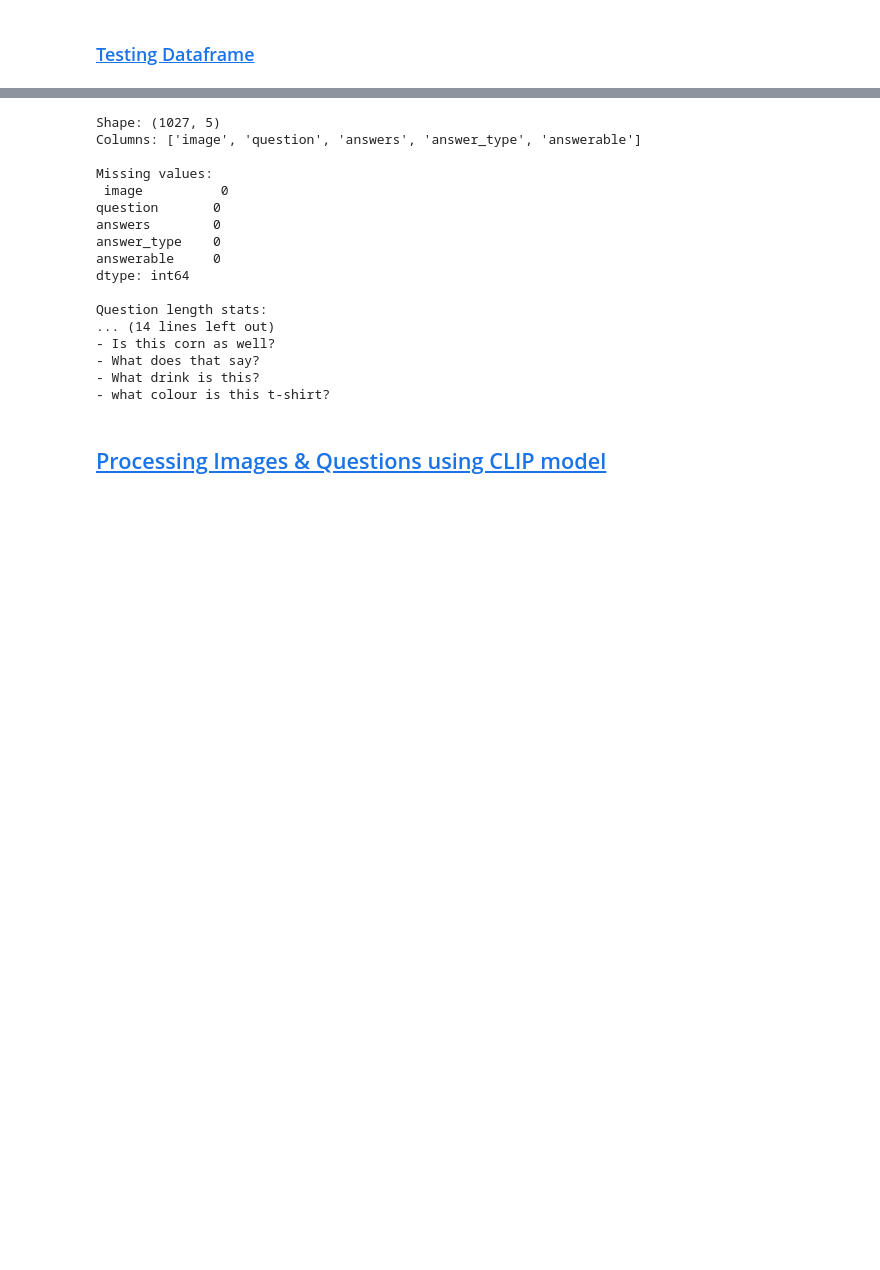
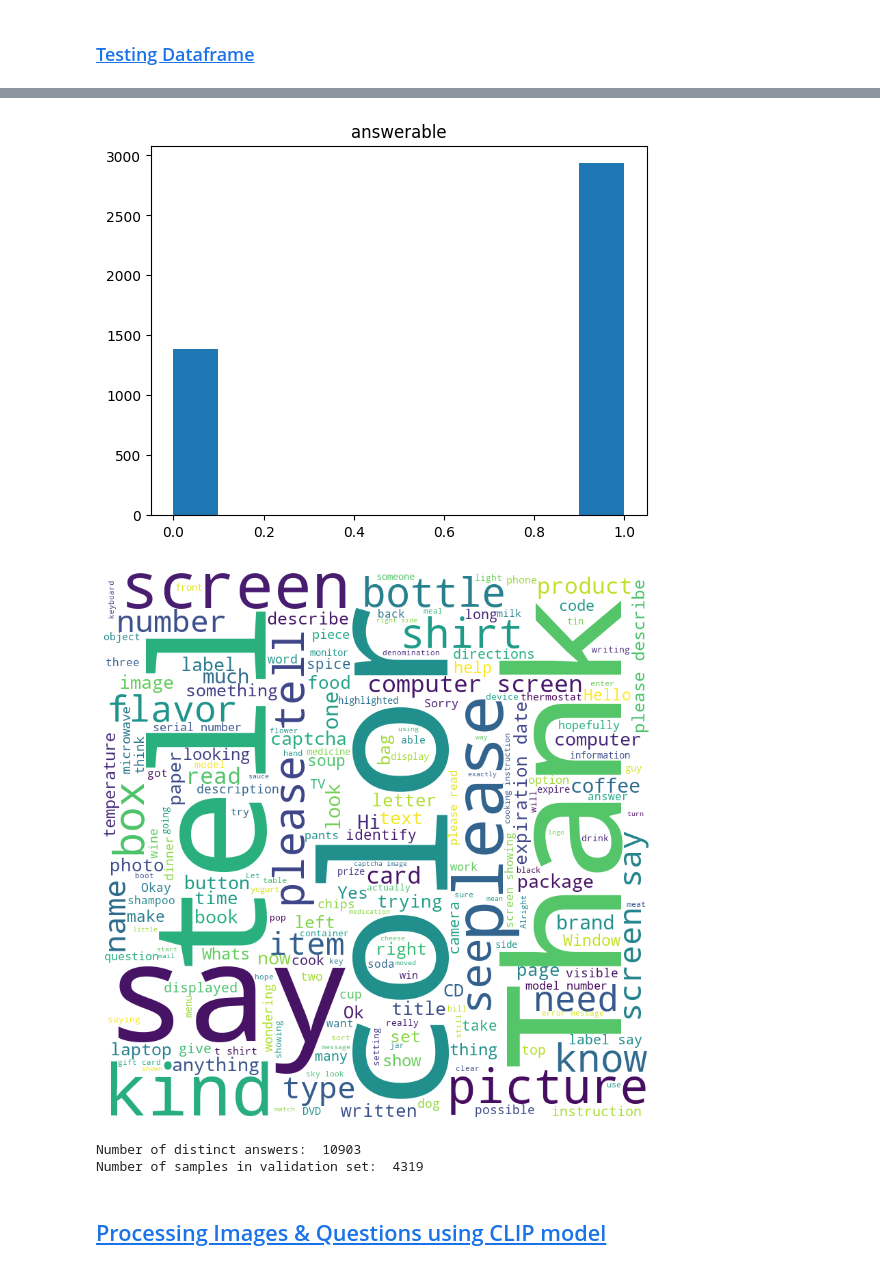
Before and after one commit to TrucThanhHoang/IMAGE-QUESTION-ANSWERING-WITH-YES-NO-QUESTIONS-USING-CLIP-MODEL, a Jupyter notebook: EDA_VizWiz.ipynb, the cells around one changed output, grey strips where cells are left out. Saved outputs shown, nothing was run; the diff lists cells and outputs as text; code cells hidden in the pictures; blank space fills up the shorter version.

```diff
--- a/EDA_VizWiz.ipynb
+++ b/EDA_VizWiz.ipynb
@@ -347,20 +347,7 @@ Number of samples in validation set:  4319
 # %% [markdown]
 ### <a id='toc1_6_3_'></a>[Testing Dataframe](#toc0_)
 # %%
-def eda_test_df(df):
-    print("Shape:", df.shape)
-    print("Columns:", df.columns.tolist())
-    print("\nMissing values:\n", df.isnull().sum())
-
-    print("\nQuestion length stats:")
-    df['question_length'] = df['question'].apply(lambda x: len(str(x)))
-    df['question_word_count'] = df['question'].apply(lambda x: len(str(x).split()))
-    print(df[['question_length','question_word_count']].describe())
-
-    print("\nUnique images:", df['image'].nunique())
-    print("\nSample questions:")
-    for q in df['question'].sample(5, random_state=42).values:
-        print("-", q)
-
-eda_test_df(test_df)
+explore_dataframe(validation_df)
+print("Number of distinct answers: ", get_number_of_distinct_answers(validation_df))
+print("Number of samples in validation set: ", len(validation_df))
 # %% [output]
@@ -367,20 +356,7 @@ eda_test_df(test_df)
+[figure, added]
+[figure, added]
-Shape: (1027, 5)
-Columns: ['image', 'question', 'answers', 'answer_type', 'answerable']
-
-Missing values:
- image          0
-question       0
-answers        0
-answer_type    0
-answerable     0
-dtype: int64
-
-Question length stats:
-... (14 lines left out)
-- Is this corn as well?
-- What does that say?
-- What drink is this?
-- what colour is this t-shirt?
+Number of distinct answers:  10903
+Number of samples in validation set:  4319
 # %% [markdown]
 ## <a id='toc1_7_'></a>[Processing Images & Questions using CLIP model](#toc0_)
 # %% [markdown]
```
Also changed, not shown: parts of 5 cells of this notebook.
